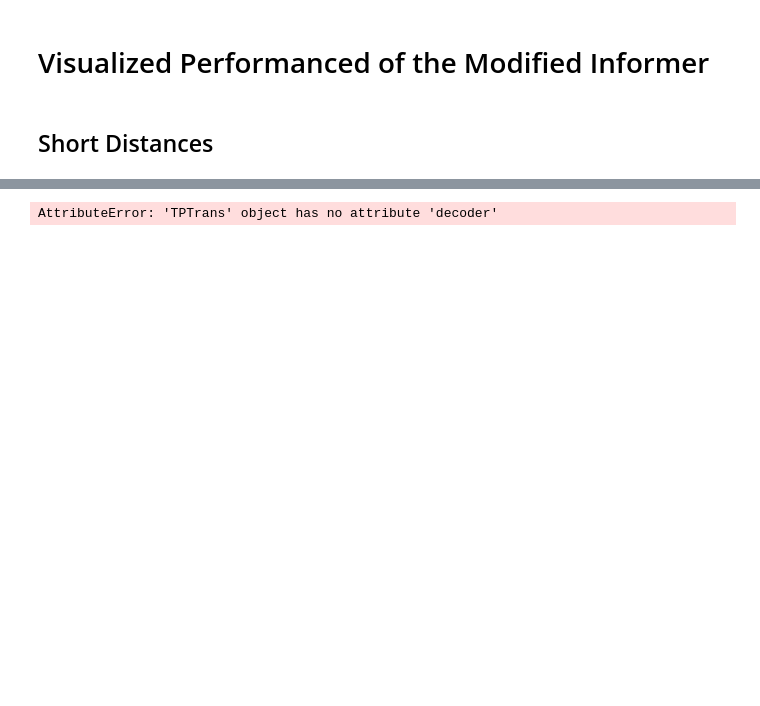
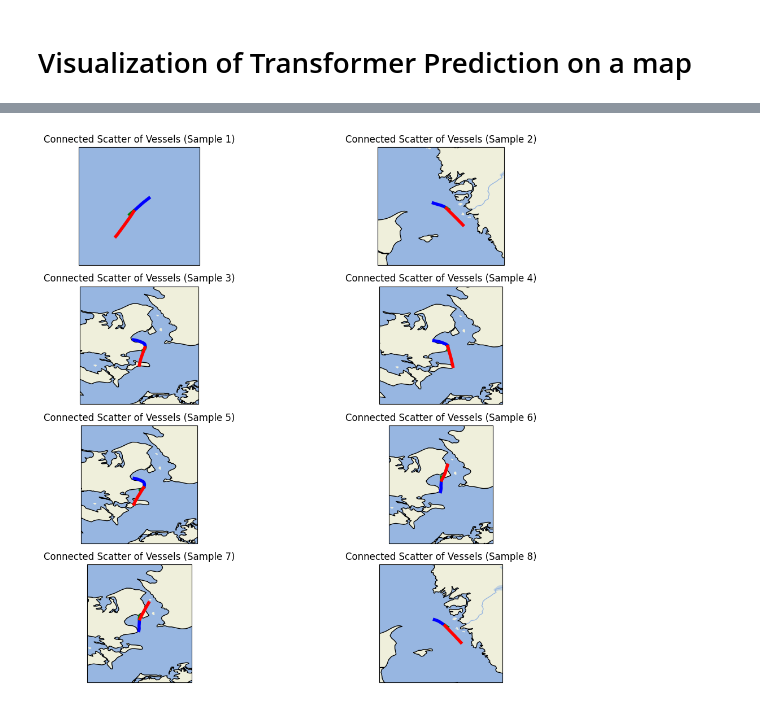
Before and after one commit to veronikal24/DeepLearning, a Jupyter notebook: InformerVisualization.ipynb, the cells around one changed output, grey strips where cells are left out. Drawn from its saved outputs; the diff is of its cells as text; code cells hidden in the pictures; blank space fills up the shorter version.

Commit message:
performance visualization

```diff
--- a/InformerVisualization.ipynb
+++ b/InformerVisualization.ipynb
@@ -1,5 +1,5 @@
-# %% [markdown]
-# Visualized Performanced of the Modified Informer
+# %% [markdown]
+# Visualization of Transformer Prediction on a map
 # %%
 import torch
 import torch.nn as nn
@@ -7,5 +7,3 @@ from tpinform_experiment import TPTrans, PositionalEncoding
 from dataloader import load_parquet, preprocess_data, SlidingWindowDataset
 from plotting import plot_testresult_sample
 from torch.utils.data import DataLoader
-# %% [markdown]
-## Short Distances
@@ -12,5 +14,12 @@ from torch.utils.data import DataLoader
 # %%
-df = load_parquet("dataset", k=5)
+import torch
+import torch.nn as nn
+from dataloader import load_parquet, preprocess_data, SlidingWindowDataset
+from plotting import plot_testresult_sample
+from torch.utils.data import DataLoader
+from utils import deltas_to_coords
+
+df = load_parquet("dataset", k=10)
 df = preprocess_data(df)
 
 dataset = SlidingWindowDataset(
@@ -20,38 +29,29 @@ dataset = SlidingWindowDataset(
     pred_size_minutes=30,
     stride=15,
 )
-print("Number of windows:", len(dataset))
+print(len(dataset))
+
 test_loader = DataLoader(dataset, batch_size=1, shuffle=False)
 
 device = torch.device("cuda" if torch.cuda.is_available() else "cpu")
 
-model = torch.load(
-    "checkpoints/t_1500_400_20_420_120_15_64_0.0005.pth",
-    map_location=device,
-    weights_only=False
-)
-
+model = torch.load("checkpoints/tpinform_experiment_1500_300_20_420_120_15_64_0.0005.pth", map_location=torch.device(device), weights_only=False)
 model.eval()
 
 criterion = nn.MSELoss()
 test_loss = 0.0
 data = []
-
 with torch.no_grad():
     for x, y in test_loader:
         x, y = x.to(device), y.to(device)
-
-        # don’t pass tgt_start, your current forward() doesn’t use it
         pred = model(x)
-
-        data.append((x, y, pred))
-
-        # if you trained on coordinates, be consistent:
-        # loss = criterion(deltas_to_coords(x, pred), deltas_to_coords(x, y))
-        loss = criterion(pred, y)
-
+        data.append((x,y,pred))
+        pred_coords = deltas_to_coords(x, pred)
+        y_coords = deltas_to_coords(x, y)
+                # Example: trim pred to match y along time dim
+        min_len = min(pred_coords.size(1), y_coords.size(1))
+        loss = criterion(pred_coords[:, :min_len], y_coords[:, :min_len])
         test_loss += loss.item() * x.size(0)
-
 test_loss /= len(test_loader.dataset)
 print(f"Test Loss: {test_loss:.6f}", flush=True)
 
@@ -61 +62 @@ Number of windows: 12
-AttributeError: 'TPTrans' object has no attribute 'decoder'
+[figure, added]
```
Also changed, not shown: parts of 3 cells of this notebook, 1 other file.
